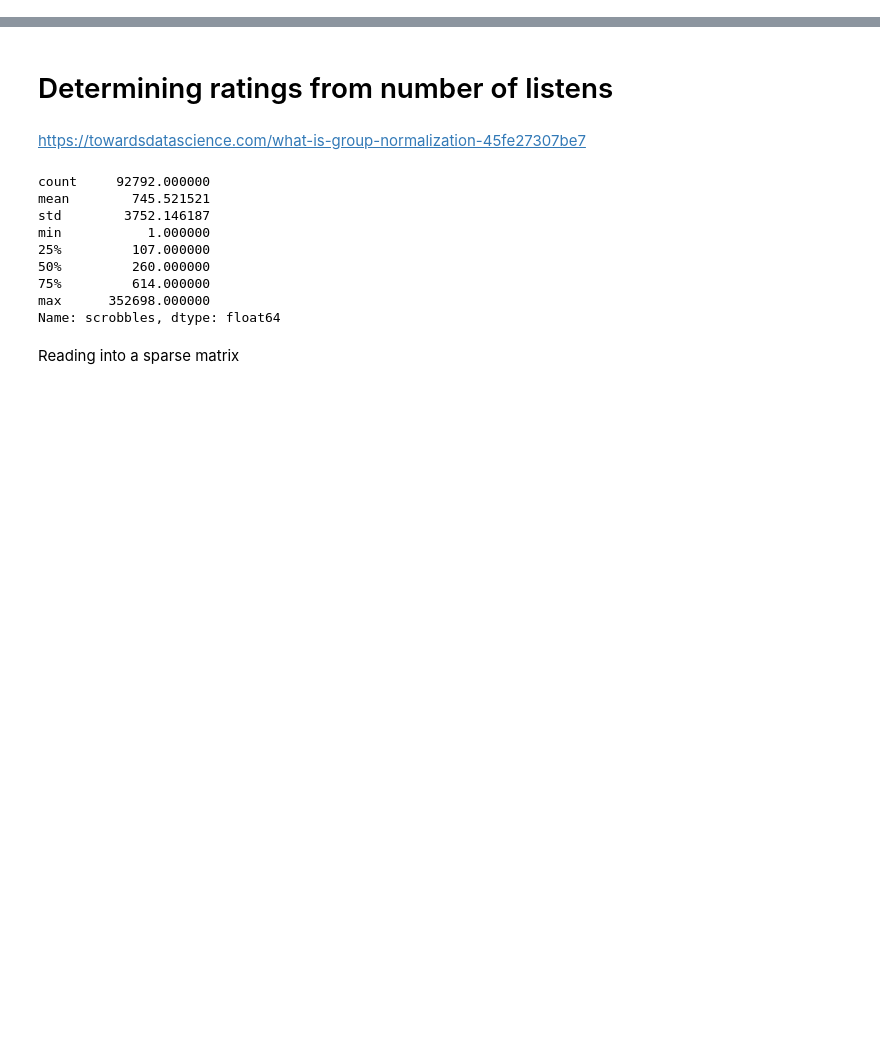
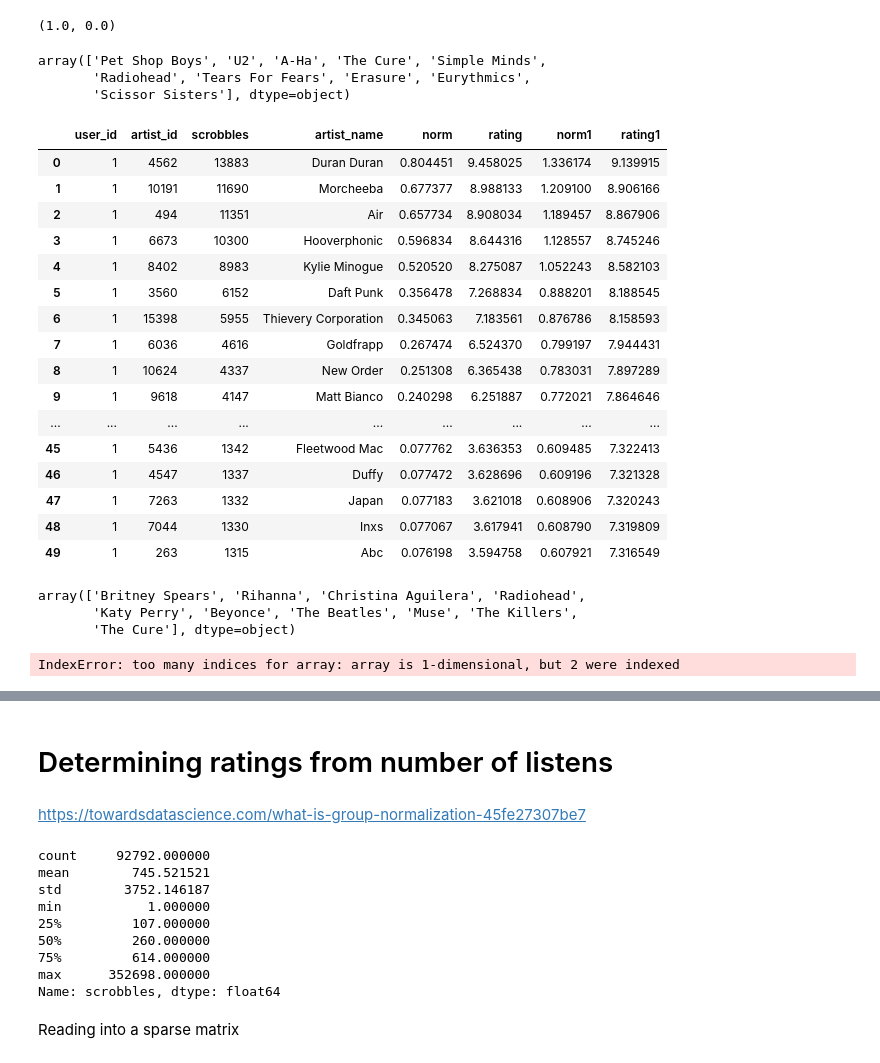
Before and after one commit to abarbieu/music-recommender, a Jupyter notebook: music-recommender.ipynb, the cells around one changed output, grey strips where cells are left out. Saved outputs shown, nothing was run; the diff lists cells and outputs as text; code cells hidden in the pictures; blank space fills up the shorter version.

Commit message:
artist recommendation is great now

```diff
--- a/music-recommender.ipynb
+++ b/music-recommender.ipynb
@@ -140,0 +145,4 @@ def recalc_ratings():
+# %%
+stats.pearsonr(scrobsM[1].A[0], scrobsM[1].A[0])
+# %% [output]
+(1.0, 0.0)
@@ -140,0 +151,54 @@ def recalc_ratings():
+# %%
+def top_n_artists(scrobsM, userid, n, k=15, new = False):
+    userdata = scrobsM[userid].A[0]
+    wscrobsM = scrobsM.copy()
+    mask = userdata == 0
+    wscrobsM[userid] = np.zeros(wscrobsM.shape[1])
+    wscrobsM = wscrobsM.tocsr()
+    sims = np.nan_to_num(np.asarray([stats.pearsonr(userdata, wscrobsM[i].A[0]) for i in range(wscrobsM.shape[0])])[:,0])
+    knearestI = sims.argsort()[::-1][:k]
+    knearest = wscrobsM[knearestI]
+
+    k = 1/np.abs(sims[knearestI]).sum()
+    simMults = np.repeat(sims[knearestI], knearest.getnnz(axis=1))
+    knearest.data = knearest.data * simMults
+    output = knearest.sum(axis=0).A[0]
+    output *= k
+    if new:
+        output[~mask] = 0
+    return output.argsort()[::-1][:n]
+
+# top_n_artists(toy, 0, 10)
+top10 = top_n_artists(scrobsM, 1, 10, new = True)
+artists[top10]
+# %% [output]
+array(['Pet Shop Boys', 'U2', 'A-Ha', 'The Cure', 'Simple Minds',
+       'Radiohead', 'Tears For Fears', 'Erasure', 'Eurythmics',
+       'Scissor Sisters'], dtype=object)
+# %%
+scrobsdf[scrobsdf["user_id"] == 1]
+# %% [output]
+|  | user_id | artist_id | scrobbles | artist_name | norm | rating | norm1 | rating1 |
+| 0 | 1 | 4562 | 13883 | Duran Duran | 0.804451 | 9.458025 | 1.336174 | 9.139915 |
+| 1 | 1 | 10191 | 11690 | Morcheeba | 0.677377 | 8.988133 | 1.209100 | 8.906166 |
+| 2 | 1 | 494 | 11351 | Air | 0.657734 | 8.908034 | 1.189457 | 8.867906 |
+| 3 | 1 | 6673 | 10300 | Hooverphonic | 0.596834 | 8.644316 | 1.128557 | 8.745246 |
+| 4 | 1 | 8402 | 8983 | Kylie Minogue | 0.520520 | 8.275087 | 1.052243 | 8.582103 |
+| 5 | 1 | 3560 | 6152 | Daft Punk | 0.356478 | 7.268834 | 0.888201 | 8.188545 |
+| 6 | 1 | 15398 | 5955 | Thievery Corporation | 0.345063 | 7.183561 | 0.876786 | 8.158593 |
+| 7 | 1 | 6036 | 4616 | Goldfrapp | 0.267474 | 6.524370 | 0.799197 | 7.944431 |
+| 8 | 1 | 10624 | 4337 | New Order | 0.251308 | 6.365438 | 0.783031 | 7.897289 |
+| 9 | 1 | 9618 | 4147 | Matt Bianco | 0.240298 | 6.251887 | 0.772021 | 7.864646 |
+| ... | ... | ... | ... | ... | ... | ... | ... | ... |
+| 45 | 1 | 5436 | 1342 | Fleetwood Mac | 0.077762 | 3.636353 | 0.609485 | 7.322413 |
+| 46 | 1 | 4547 | 1337 | Duffy | 0.077472 | 3.628696 | 0.609196 | 7.321328 |
+| 47 | 1 | 7263 | 1332 | Japan | 0.077183 | 3.621018 | 0.608906 | 7.320243 |
+| 48 | 1 | 7044 | 1330 | Inxs | 0.077067 | 3.617941 | 0.608790 | 7.319809 |
+| 49 | 1 | 263 | 1315 | Abc | 0.076198 | 3.594758 | 0.607921 | 7.316549 |
+# %%
+artists[[ 2381, 12276,  3068, 11950,  8014,  1820, 14340, 10333, 14818,
+       14522]]
+# %% [output]
+array(['Britney Spears', 'Rihanna', 'Christina Aguilera', 'Radiohead',
+       'Katy Perry', 'Beyonce', 'The Beatles', 'Muse', 'The Killers',
+       'The Cure'], dtype=object)
@@ -140,0 +207,5 @@ def recalc_ratings():
+# %%
+sims = sims[:,0].argsort()
+sim
+# %% [output]
+IndexError: too many indices for array: array is 1-dimensional, but 2 were indexed
```
Also changed, not shown: parts of 8 cells of this notebook.
